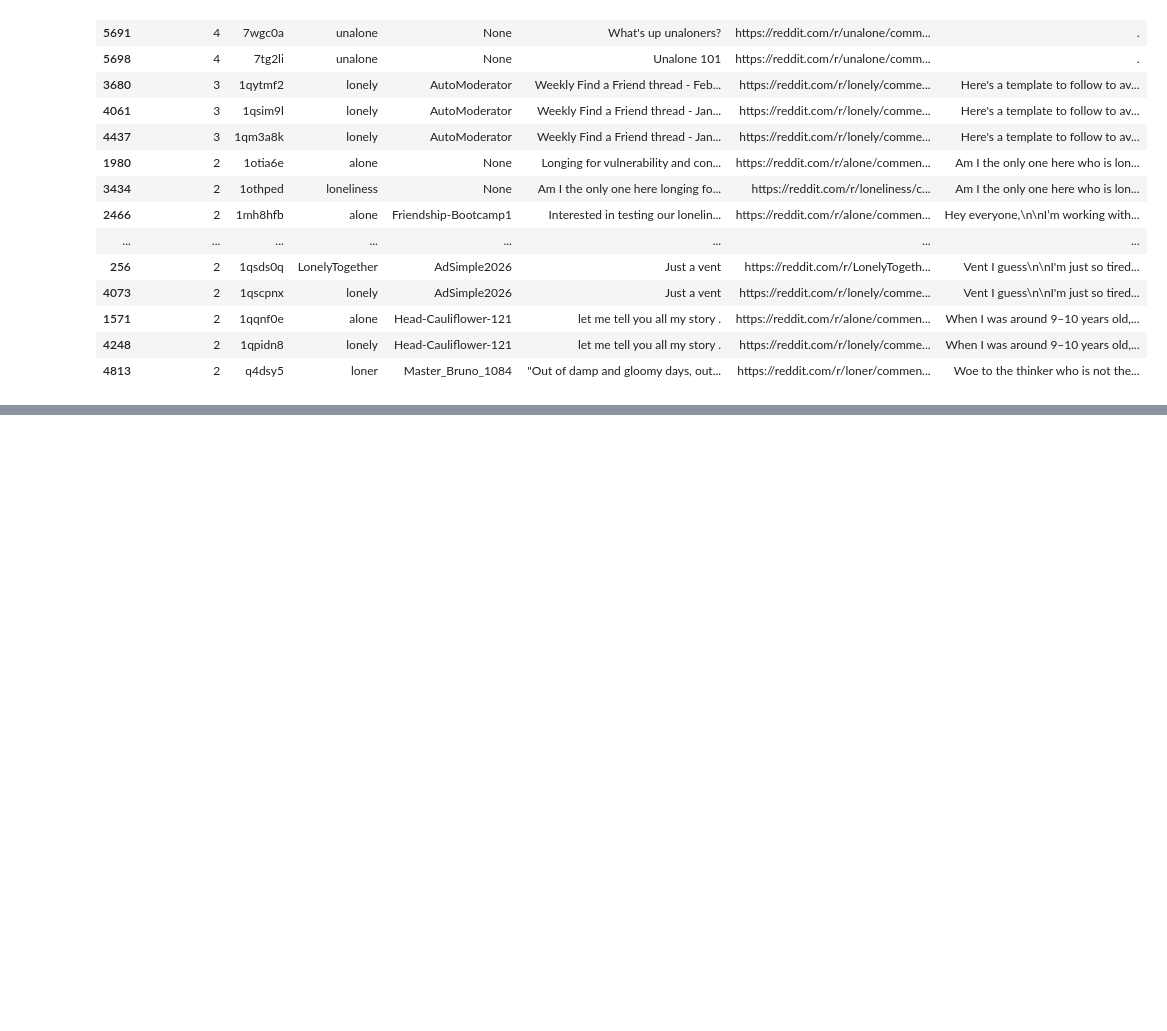
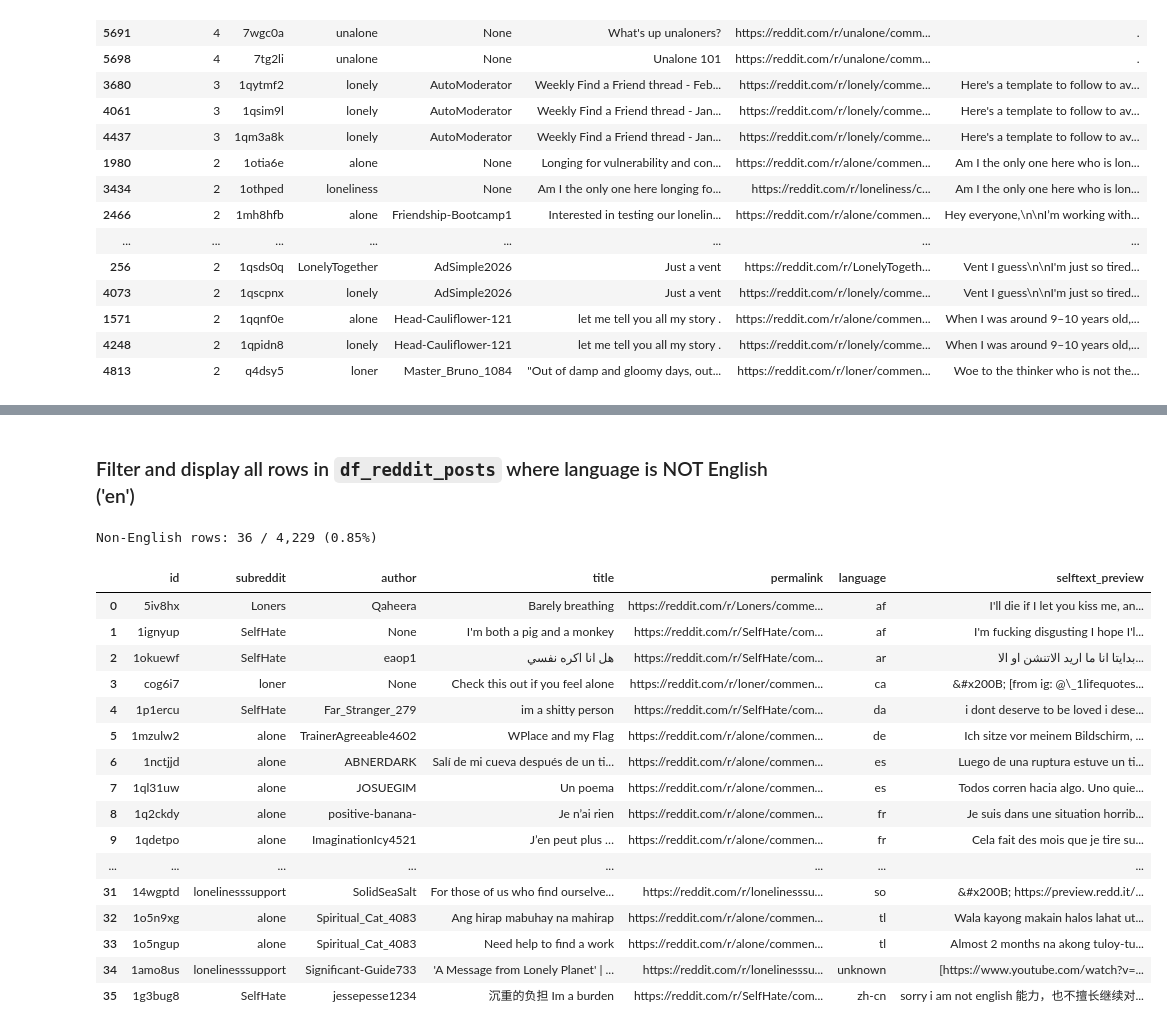
Before and after one commit to laelgelc/cl_st1_andressa, a Jupyter notebook: cl_st1_ph2_andressa/cl_st1_ph2_andressa.ipynb, the cells around one changed output, grey strips where cells are left out. Saved outputs shown, nothing was run; the diff lists cells and outputs as text; code cells hidden in the pictures; blank space fills up the shorter version.

```diff
--- a/cl_st1_ph2_andressa/cl_st1_ph2_andressa.ipynb
+++ b/cl_st1_ph2_andressa/cl_st1_ph2_andressa.ipynb
@@ -100,0 +384,23 @@ Distinct duplicated selftext values: 24
+# %%
+import re
+import pandas as pd
+
+
+def _detect_language(text: str) -> str:
+    if text is None:
+        return "unknown"
+    s = str(text).strip()
+    if not s:
+        return "unknown"
+    s = re.sub(r"\s+", " ", s)
+    try:
+        return detect(s)
+    except LangDetectException:
+        return "unknown"
+    except Exception:
+        return "unknown"
+
+
+df_reddit_posts["language"] = df_reddit_posts["selftext"].map(_detect_language)
+
+df_reddit_posts[["id", "subreddit", "author", "language", "selftext"]].head()
@@ -100,0 +445,35 @@ Distinct duplicated selftext values: 24
+# %% [markdown]
+### Filter and display all rows in `df_reddit_posts` where language is NOT English ('en')
+# %%
+mask_non_english = df_reddit_posts["language"].fillna("unknown").ne("en")
+
+print(f"Non-English rows: {int(mask_non_english.sum()):,} / {len(df_reddit_posts):,} ({mask_non_english.mean():.2%})")
+
+df_reddit_posts_non_english = (
+    df_reddit_posts.loc[mask_non_english, ["id", "subreddit", "author", "title", "permalink", "language", "selftext"]]
+    .copy()
+    .assign(selftext_preview=lambda d: d["selftext"].astype(str).str.replace(r"\s+", " ", regex=True).str.slice(0, 400))
+    .sort_values(["language", "subreddit", "id"], ascending=[True, True, True])
+    .reset_index(drop=True)
+)
+
+df_reddit_posts_non_english[["id", "subreddit", "author", "title", "permalink", "language", "selftext_preview"]]
+# %% [output]
+Non-English rows: 36 / 4,229 (0.85%)
+|  | id | subreddit | author | title | permalink | language | selftext_preview |
+| 0 | 5iv8hx | Loners | Qaheera | Barely breathing | https://reddit.com/r/Loners/comme... | af | I'll die if I let you kiss me, an... |
+| 1 | 1ignyup | SelfHate | None | I'm both a pig and a monkey | https://reddit.com/r/SelfHate/com... | af | I'm fucking disgusting I hope I'l... |
+| 2 | 1okuewf | SelfHate | eaop1 | هل انا اكره نفسي | https://reddit.com/r/SelfHate/com... | ar | بدايتا انا ما اريد الاتنشن او الا... |
+| 3 | cog6i7 | loner | None | Check this out if you feel alone | https://reddit.com/r/loner/commen... | ca | &#x200B; [from ig: @\_1lifequotes... |
+| 4 | 1p1ercu | SelfHate | Far_Stranger_279 | im a shitty person | https://reddit.com/r/SelfHate/com... | da | i dont deserve to be loved i dese... |
+| 5 | 1mzulw2 | alone | TrainerAgreeable4602 | WPlace and my Flag | https://reddit.com/r/alone/commen... | de | Ich sitze vor meinem Bildschirm, ... |
+| 6 | 1nctjjd | alone | ABNERDARK | Salí de mi cueva después de un ti... | https://reddit.com/r/alone/commen... | es | Luego de una ruptura estuve un ti... |
+| 7 | 1ql31uw | alone | JOSUEGIM | Un poema | https://reddit.com/r/alone/commen... | es | Todos corren hacia algo. Uno quie... |
+| 8 | 1q2ckdy | alone | positive-banana- | Je n’ai rien | https://reddit.com/r/alone/commen... | fr | Je suis dans une situation horrib... |
+| 9 | 1qdetpo | alone | ImaginationIcy4521 | J’en peut plus … | https://reddit.com/r/alone/commen... | fr | Cela fait des mois que je tire su... |
+| ... | ... | ... | ... | ... | ... | ... | ... |
+| 31 | 14wgptd | lonelinesssupport | SolidSeaSalt | For those of us who find ourselve... | https://reddit.com/r/lonelinesssu... | so | &#x200B; https://preview.redd.it/... |
+| 32 | 1o5n9xg | alone | Spiritual_Cat_4083 | Ang hirap mabuhay na mahirap | https://reddit.com/r/alone/commen... | tl | Wala kayong makain halos lahat ut... |
+| 33 | 1o5ngup | alone | Spiritual_Cat_4083 | Need help to find a work | https://reddit.com/r/alone/commen... | tl | Almost 2 months na akong tuloy-tu... |
+| 34 | 1amo8us | lonelinesssupport | Significant-Guide733 | 'A Message from Lonely Planet' | ... | https://reddit.com/r/lonelinesssu... | unknown | [https://www.youtube.com/watch?v=... |
+| 35 | 1g3bug8 | SelfHate | jessepesse1234 | 沉重的负担 Im a burden | https://reddit.com/r/SelfHate/com... | zh-cn | sorry i am not english 能力，也不擅长继续对... |
```
Also changed, not shown: parts of 30 cells of this notebook, 36 other files.
